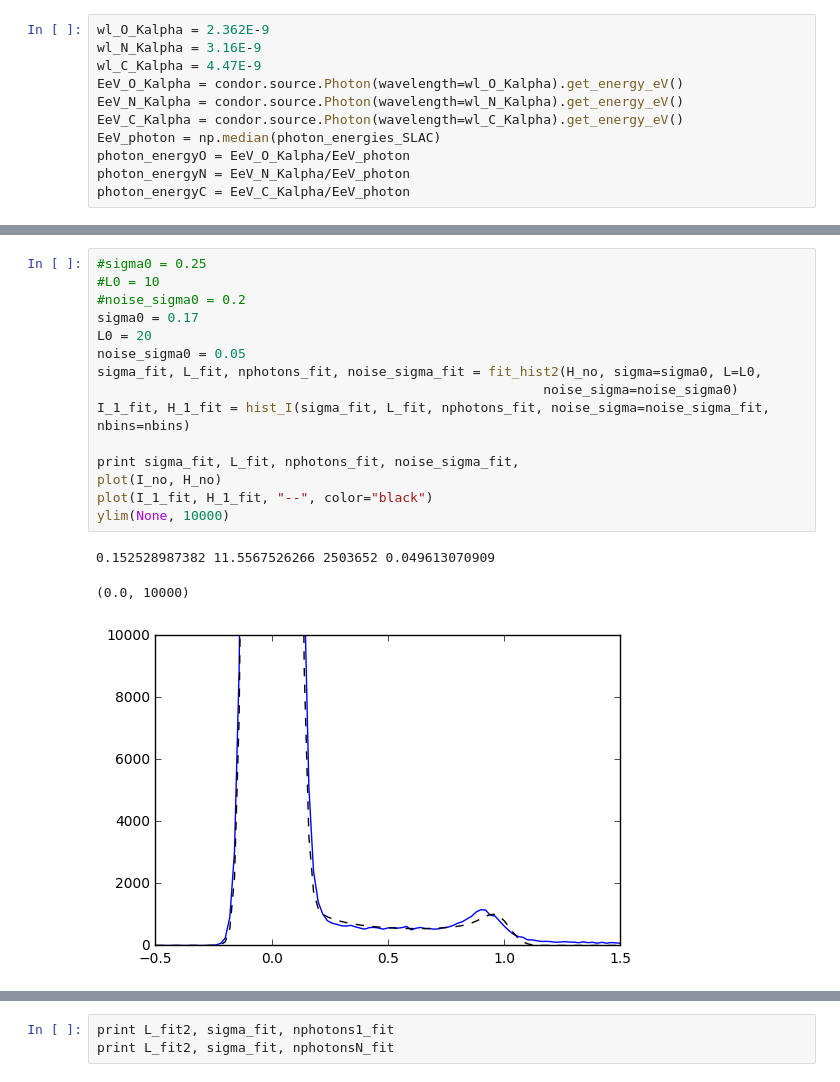
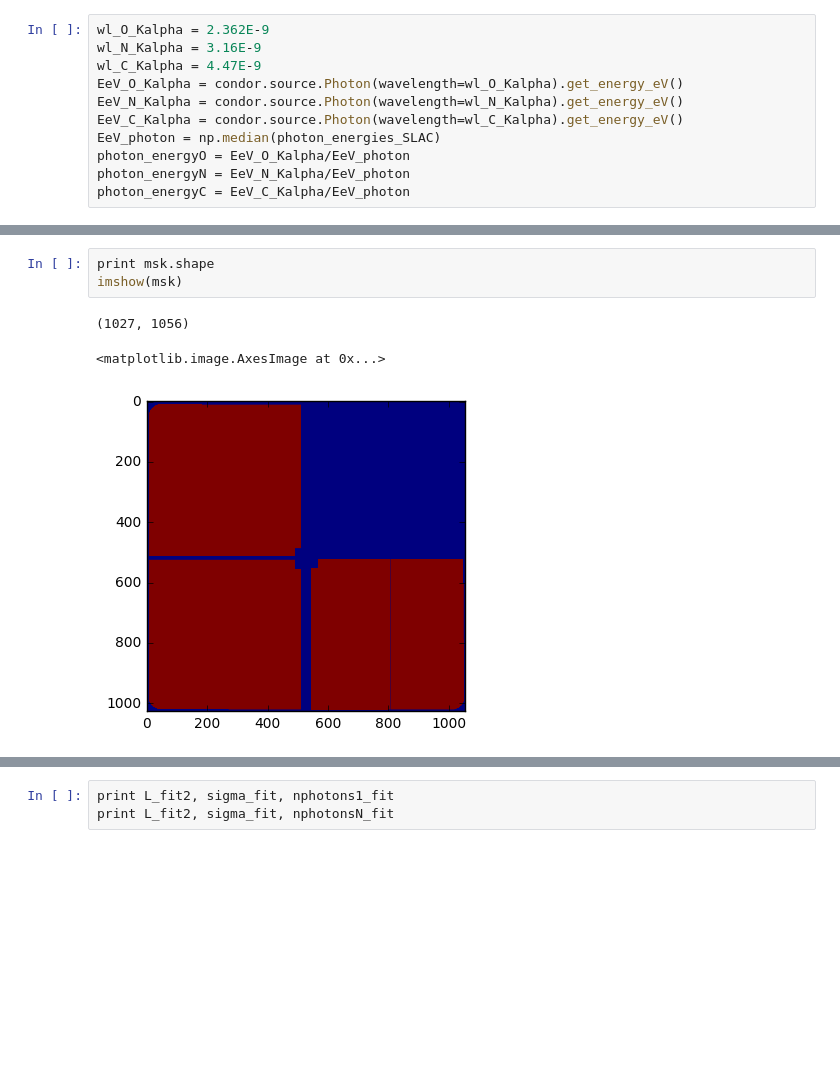
Before and after one commit to mhantke/siph, a Jupyter notebook: photon_splitting.ipynb, the cells around one changed output, grey strips where cells are left out. Drawn from its saved outputs; the diff is of its cells as text; blank space fills up the shorter version.

```diff
--- a/photon_splitting.ipynb
+++ b/photon_splitting.ipynb
@@ -78,19 +84,7 @@ ylim(0, 10000)
-# %%
-#sigma0 = 0.25
-#L0 = 10
-#noise_sigma0 = 0.2
-sigma0 = 0.17
-L0 = 20
-noise_sigma0 = 0.05
-sigma_fit, L_fit, nphotons_fit, noise_sigma_fit = fit_hist2(H_no, sigma=sigma0, L=L0,
-                                                         noise_sigma=noise_sigma0)
-I_1_fit, H_1_fit = hist_I(sigma_fit, L_fit, nphotons_fit, noise_sigma=noise_sigma_fit, nbins=nbins)
-
-print sigma_fit, L_fit, nphotons_fit, noise_sigma_fit,
-plot(I_no, H_no)
-plot(I_1_fit, H_1_fit, "--", color="black")
-ylim(None, 10000)
-# %% [output]
-0.152528987382 11.5567526266 2503652 0.049613070909
-(0.0, 10000)
-[figure, removed]
+# %%
+print msk.shape
+imshow(msk)
+# %% [output]
+(1027, 1056)
+<matplotlib.image.AxesImage at 0x...>
+[figure, added]
```
Also changed, not shown: parts of 19 cells of this notebook, 1 other file.
